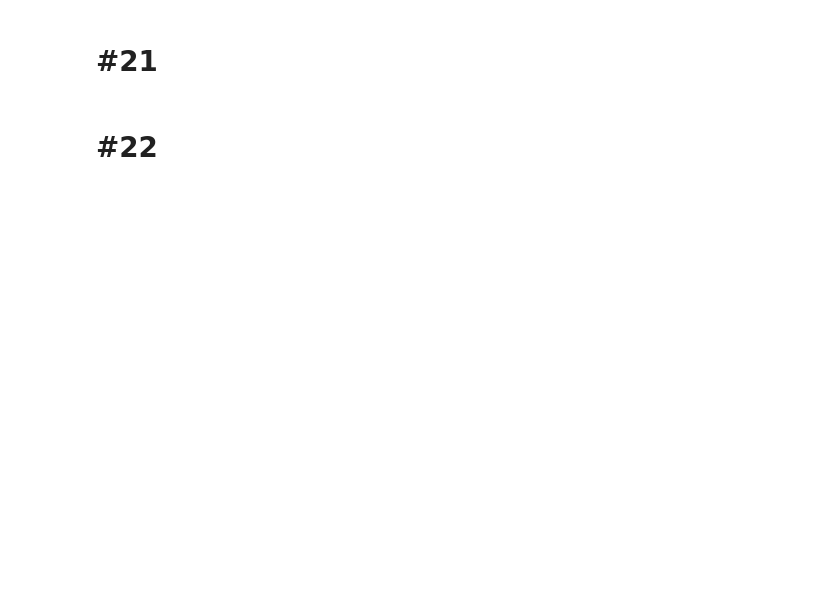
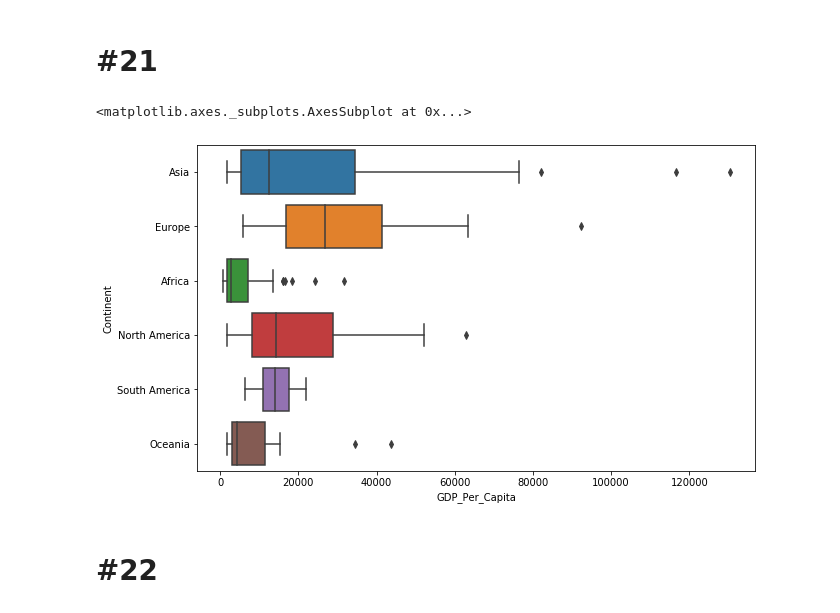
Before and after one commit to nss-data-science-cohort-4/dq1-undata-savyrosea, a Jupyter notebook: notebooks/UN_Data_Exploration.ipynb, the cells around one changed output. Cells and saved outputs as stored; diff of their text form; code cells hidden in the pictures; blank space fills up the shorter version.

```diff
--- a/notebooks/UN_Data_Exploration.ipynb
+++ b/notebooks/UN_Data_Exploration.ipynb
@@ -317,2 +280,8 @@ Name: Continent, dtype: int64
+# %%
+plt.figure(figsize = (10,6))
+sns.boxplot(data = gdp_df[gdp_df['Year'] == 2014], x = 'GDP_Per_Capita', y = 'Continent')
+# %% [output]
+<matplotlib.axes._subplots.AxesSubplot at 0x...>
+[figure, added]
 # %% [markdown]
 # #22
```
Also changed, not shown: parts of 29 cells of this notebook.
